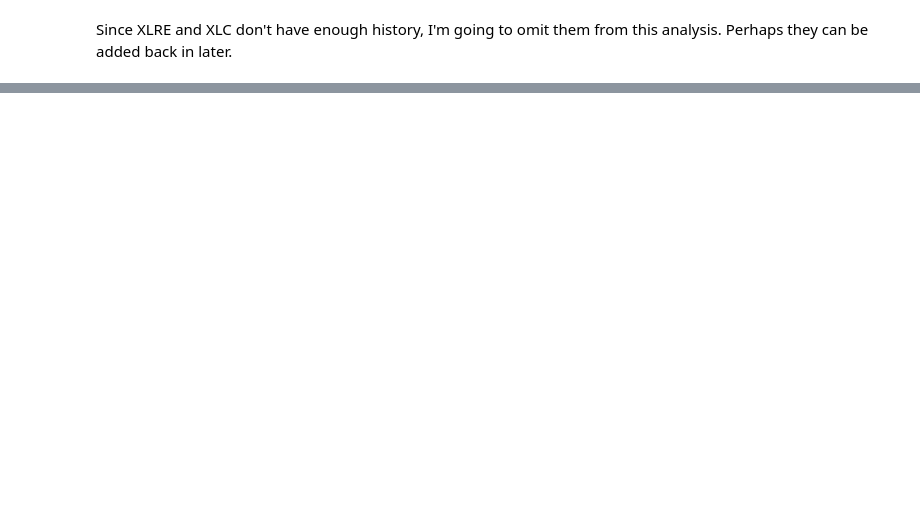
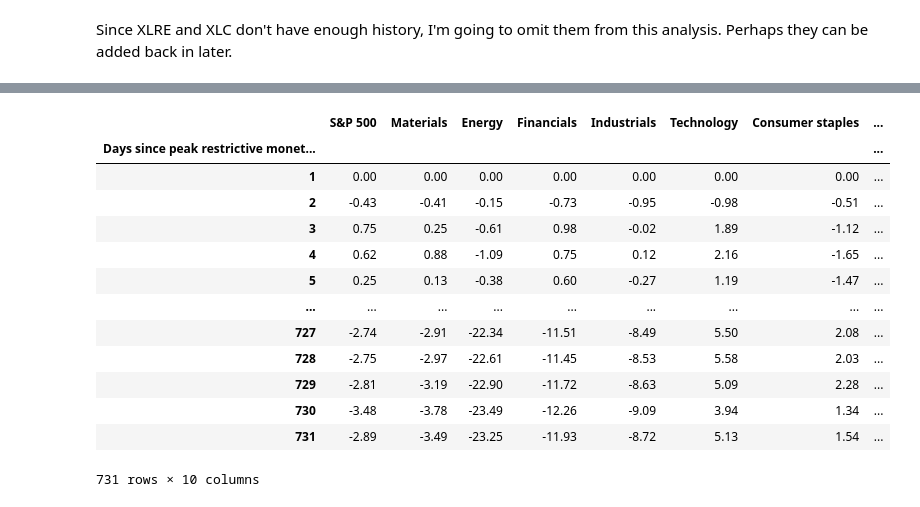
Before and after one commit to afwarfel/fair-value, a Jupyter notebook: notebooks/fed_funds_rate_sector_success.ipynb, the cells around one changed output, grey strips where cells are left out. Cells and saved outputs as stored; diff of their text form; code cells hidden in the pictures; blank space fills up the shorter version.

```diff
--- a/notebooks/fed_funds_rate_sector_success.ipynb
+++ b/notebooks/fed_funds_rate_sector_success.ipynb
@@ -95,0 +91,7 @@ FileNotFoundError: [Errno 2] No such file or directory: 'data/r_star.csv'
+# %%
+if not os.path.exists(os.path.join('..','data','r_star_estimates.csv')):
+    extract_r_star_data()
+
+hlw_estimates = pd.read_csv(os.path.join('data','r_star_estimates.csv'),index_col=0,parse_dates=True)
+hlw_estimates = hlw_estimates[['natural_rate_r_star_us']]
+hlw_estimates
@@ -100,6 +132,5 @@ combined_data
 # %%
 # remove all rows that have NaN values
 combined_data.dropna(inplace=True)
-combined_data['economic_throttle'] = combined_data['fedfunds'] - combined_data['us_natural_rate_r']
-combined_data.to_csv(os.path.join('data','economic_throttle_data.csv'))
+combined_data['economic_throttle'] = combined_data['fedfunds'] - combined_data['natural_rate_r_star_us']
 combined_data
@@ -194,17 +403,31 @@ averaged_total_combined_data.pivot(index='rownumber',columns='ticker',values='cu
 # %%
 # pivot the averaged_total_combined_data such that each ticker is a column and the cumulative return is the value
 averaged_total_combined_data_pivoted = averaged_total_combined_data.pivot(index='rownumber',columns='ticker',values='cumulative_return_mean')
 # rename the rownumber column to "Days since peak restrictive monetary policy"
 averaged_total_combined_data_pivoted.index.name = 'Days since peak restrictive monetary policy'
 
 # multiple all values by 100, and round to the second decimal place
 averaged_total_combined_data_pivoted = averaged_total_combined_data_pivoted * 100
 averaged_total_combined_data_pivoted = averaged_total_combined_data_pivoted.round(2)
 
 # create a dictionary of the tickers and the sector names
 ticker_sector_dict = {'XLY':'Consumer discretionary','XLP':'Consumer staples','XLE':'Energy','XLF':'Financials','XLV':'Health care','XLI':'Industrials','XLB':'Materials','XLK':'Technology','XLU':'Utilities','SPY':'S&P 500'}
 
 # rename the columns of the averaged_total_combined_data_pivoted dataframe using the ticker_sector_dict
 averaged_total_combined_data_pivoted.columns = [ticker_sector_dict[col] for col in averaged_total_combined_data_pivoted.columns]
-
-averaged_total_combined_data_pivoted.to_csv(os.path.join('data','averaged_total_combined_data_pivoted.csv'))
+averaged_total_combined_data_pivoted
+# %% [output]
+|  | S&P 500 | Materials | Energy | Financials | Industrials | Technology | Consumer staples | ... |
+| Days since peak restrictive monet... |  |  |  |  |  |  |  | ... |
+| 1 | 0.00 | 0.00 | 0.00 | 0.00 | 0.00 | 0.00 | 0.00 | ... |
+| 2 | -0.43 | -0.41 | -0.15 | -0.73 | -0.95 | -0.98 | -0.51 | ... |
+| 3 | 0.75 | 0.25 | -0.61 | 0.98 | -0.02 | 1.89 | -1.12 | ... |
+| 4 | 0.62 | 0.88 | -1.09 | 0.75 | 0.12 | 2.16 | -1.65 | ... |
+| 5 | 0.25 | 0.13 | -0.38 | 0.60 | -0.27 | 1.19 | -1.47 | ... |
+| ... | ... | ... | ... | ... | ... | ... | ... | ... |
+| 727 | -2.74 | -2.91 | -22.34 | -11.51 | -8.49 | 5.50 | 2.08 | ... |
+| 728 | -2.75 | -2.97 | -22.61 | -11.45 | -8.53 | 5.58 | 2.03 | ... |
+| 729 | -2.81 | -3.19 | -22.90 | -11.72 | -8.63 | 5.09 | 2.28 | ... |
+| 730 | -3.48 | -3.78 | -23.49 | -12.26 | -9.09 | 3.94 | 1.34 | ... |
+| 731 | -2.89 | -3.49 | -23.25 | -11.93 | -8.72 | 5.13 | 1.54 | ... |
+731 rows × 10 columns
```
Also changed, not shown: parts of 23 cells of this notebook, 2 other files.
